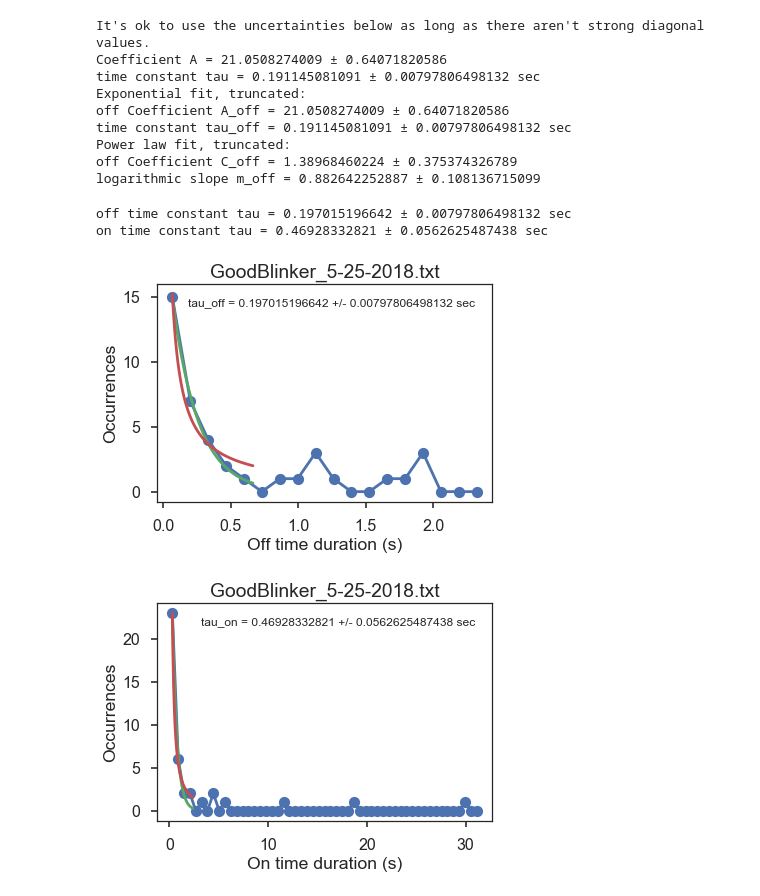
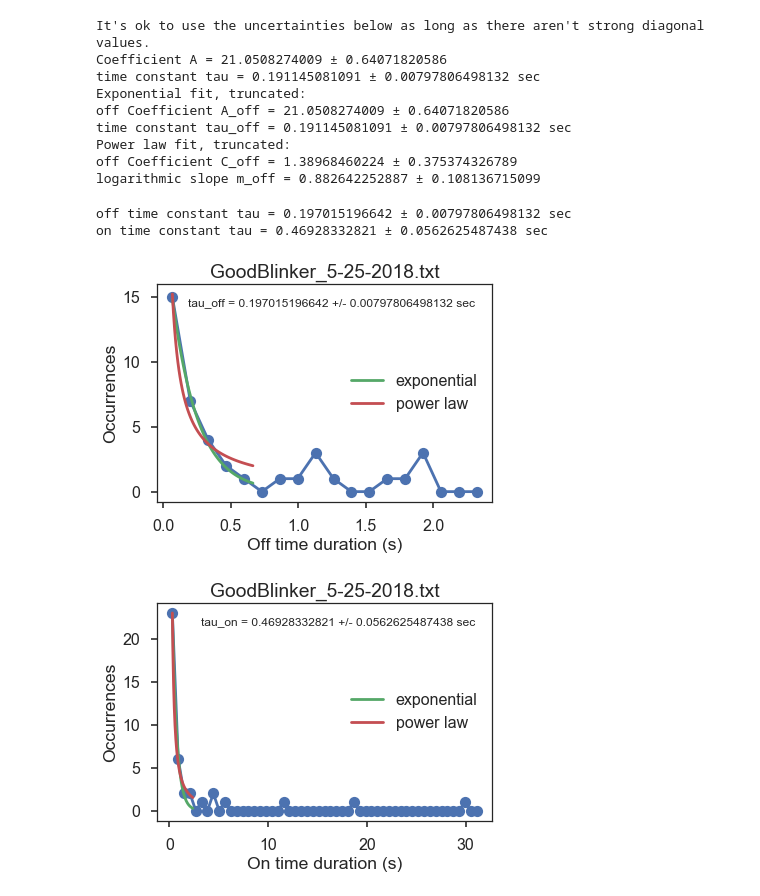
Before and after one commit to vivarose/blinker_analysis, a Jupyter notebook: blinker_analysis_with_exponential_fit.ipynb, the cells around one changed output. Cells and saved outputs as stored; diff of their text form; code cells hidden in the pictures.

Commit message:
Adjusting how figures are saved
dpi 200 and save a copy both before and after doing the power law fit.

```diff
--- a/blinker_analysis_with_exponential_fit.ipynb
+++ b/blinker_analysis_with_exponential_fit.ipynb
@@ -909,40 +909,45 @@ fig,ax1 = plt.subplots()
 ax1.plot(centeredoffbins,offhist[0],'o-')
 plt.xlabel('Off time duration (s)')
 plt.ylabel('Occurrences')
 ax1.plot(offfitx,offfitexptrunc, label="exponential")
-if showpowfit:
-    ax1.plot(offfitx, offfitpowtrunc, label="power law")
 plt.text(0.95,0.9,'tau_off = '  + str(offparamexp[1]) + ' +/- '  + str(np.sqrt(offpcovexp[1,1])) + ' sec',
          horizontalalignment='right', transform = ax1.transAxes, fontsize=12)
 plt.title(filename)
 
-plt.savefig(today + ',' + filename+',offblinks' + infostr + '.pdf', bbox_inches='tight')
-plt.savefig(today + ',' + filename+',offblinks' + infostr + '.png', bbox_inches='tight')
+plt.savefig(today + ',' + filename+',offblinks' + infostr + '.pdf', bbox_inches='tight', dpi=200)
+plt.savefig(today + ',' + filename+',offblinks' + infostr + '.png', bbox_inches='tight', dpi=200)
+
+ax1.plot(offfitx, offfitpowtrunc, label="power law")
+plt.legend(loc=5)
+plt.savefig(today + ',' + filename+',offblinks' + infostr + ',powfit.pdf', bbox_inches='tight', dpi=200)
+plt.savefig(today + ',' + filename+',offblinks' + infostr + ',powfit.png', bbox_inches='tight', dpi=200)
 
 print 'off time constant tau = ' + str(offparamexp[1]) + ' ± ' + str(np.sqrt(offpcovexp[1,1])) + ' sec'
 
 # On blinks
 fig,ax1 = plt.subplots()
 ax1.plot(centeredonbins,onhist[0],'o-')
 plt.xlabel('On time duration (s)')
 plt.ylabel('Occurrences')
 ax1.plot(onfitxtrunc,onfitexptrunc, label="exponential")
-if showpowfit:
-    ax1.plot(onfitxtrunc, onfitpowtrunc, label="power law")
 plt.text(0.95,0.9,'tau_on = '  + str(onparamexp[1]) + ' +/- '  + str(np.sqrt(onpcovexp[1,1])) + ' sec',
          horizontalalignment='right', transform = ax1.transAxes, fontsize=12)
 plt.title(filename)
 
-plt.savefig(today + ',' + filename+',onblinks' + infostr + '.pdf', bbox_inches='tight')
-plt.savefig(today + ',' + filename+',onblinks' + infostr + '.png', bbox_inches='tight')
+plt.savefig(today + ',' + filename+',onblinks' + infostr + '.pdf', bbox_inches='tight', dpi=200)
+plt.savefig(today + ',' + filename+',onblinks' + infostr + '.png', bbox_inches='tight', dpi=200)
 
+ax1.plot(onfitxtrunc, onfitpowtrunc, label="power law")
+plt.legend(loc=5)
+plt.savefig(today + ',' + filename+',onblinks' + infostr + ',powfit.pdf', bbox_inches='tight', dpi=200)
+plt.savefig(today + ',' + filename+',onblinks' + infostr + ',powfit.png', bbox_inches='tight', dpi=200)
 
 print 'on time constant tau = ' + str(onparamexp[1]) + ' ± ' + str(np.sqrt(onpcovexp[1,1])) + ' sec'
 
 
 plt.show()
 # %% [output]
 off time constant tau = 0.197015196642 ± 0.00797806498132 sec
 on time constant tau = 0.46928332821 ± 0.0562625487438 sec
-[figure, old version]
+[figure, new version]
-[figure, old version]
+[figure, new version]
```
Also changed, not shown: parts of 1 cell of this notebook.
